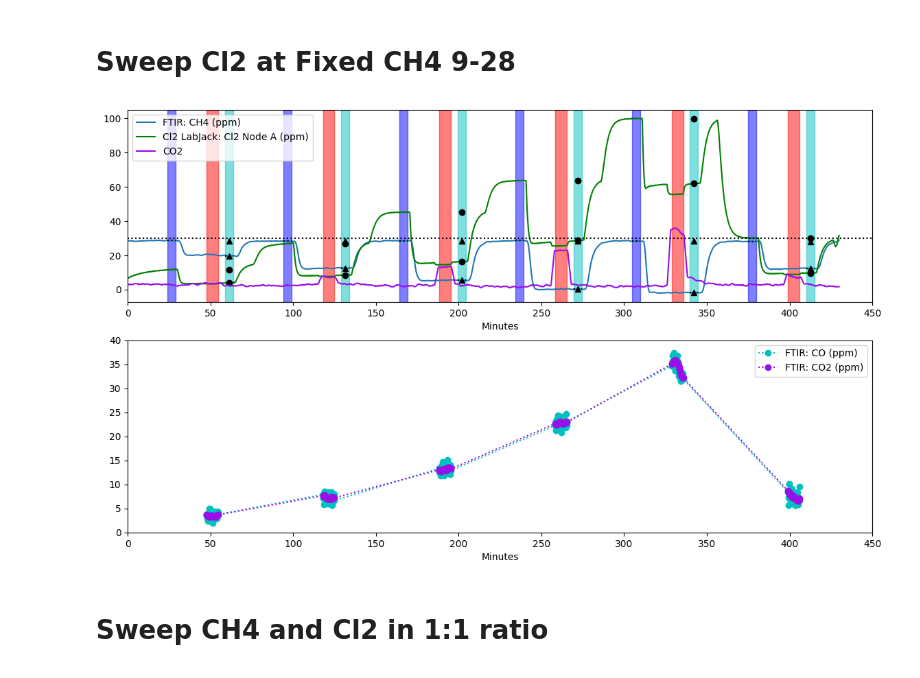
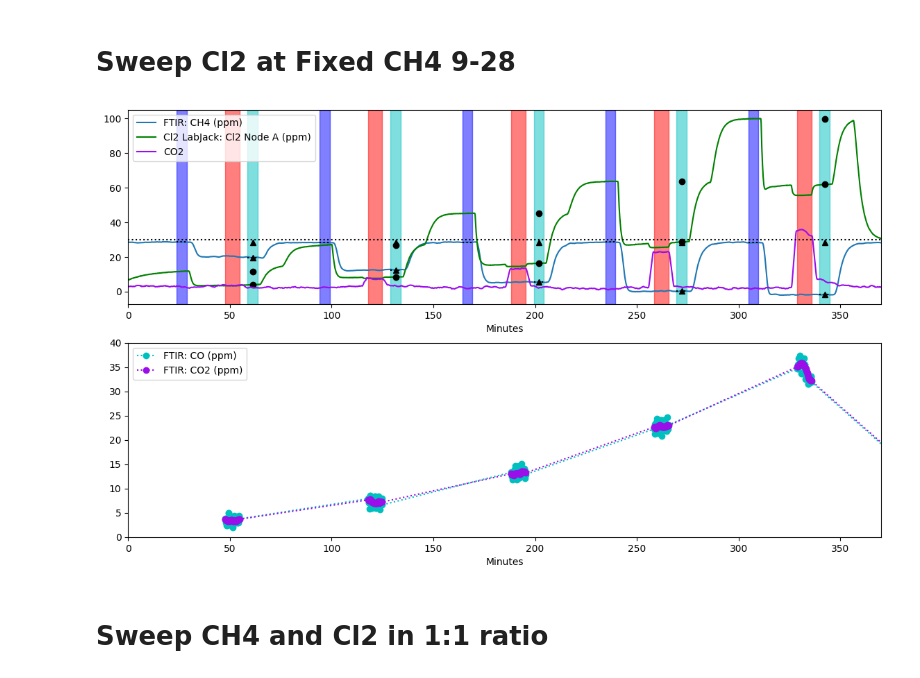
Before and after one commit to richardsrandall/Fall-2024-Cl2, a Jupyter notebook: 09-29 Cl2 Campaign Redo 1/09-29_process_cl2_data.ipynb, the cells around one changed output. Saved outputs shown, nothing was run; the diff lists cells and outputs as text; code cells hidden in the pictures.

```diff
--- a/09-29 Cl2 Campaign Redo 1/09-29_process_cl2_data.ipynb
+++ b/09-29 Cl2 Campaign Redo 1/09-29_process_cl2_data.ipynb
@@ -5,7 +5,7 @@ import sys
 import matplotlib.pyplot as plt
 import pandas as pd
 import numpy as np
-sys.path.append('/Users/work/Desktop/Research/Experimental Data/Fall-2024-Cl2/_shared_packages')
+sys.path.append('../_shared_packages')
 import process_cl2_logfile as process_cl2#This underline us unavoidable
 importlib.reload(process_cl2)
 
@@ -17,6 +17,7 @@ info = (('data/09_27_humidity_sweep_log.csv','09-27-24 Humidity Sweep (10-60%)',
         ('data/10-01-24_toluene.csv','10-01-24 Sweep Toluene','data/10-01_ftir.prn'),
         ('data/10-02_NO_test.csv','10-02-24 Add NO','data/10-02_ftir.prn'),
         ('data/10-03_nh3_sweep.csv','10-03-24 Sweep NH3','data/10-03_ftir.prn'),
+        ('data/09_27_humidity_sweep_log.csv','09-27-24 Humidity REDO FOR MAX','data/09-27_ftir.prn'),
         )
 hush=True
 raw_data = process_cl2.extract_data([i[:2] for i in info],hush)
@@ -114,35 +115,35 @@ data[current_experiment]['Cl2 LabJack: Cl2 Node A (ppm)'] = calibrate_cl2(data[c
 # Process the bypass periods
 rf.set_tags('UV_distance_conv=50')
 rf.isolate_bypass_periods(current_experiment)
 # Process the CH4
 rf.set_setup_values(which_field='FTIR: CH4 (ppm)')
 rf.autofind_removal(current_experiment,start_time=0,end_time=500,correct_drift=True)
 rf.plot_baseline_and_samples(current_experiment,which_field='FTIR: CH4 (ppm)',color='C0',ax=axs[0],marker='^',do_shading=True)
 # Get the Cl2 data
 rf.set_setup_values(which_field='Cl2 LabJack: Cl2 Node A (ppm)')
 rf.autofind_removal(current_experiment,start_time=0,end_time=500,correct_drift=False)
 rf.plot_baseline_and_samples(current_experiment,which_field='Cl2 LabJack: Cl2 Node A (ppm)',color='g',marker='o',ax=axs[0],do_shading=False)
 axs[0].plot(data[current_experiment]['Minutes'],data[current_experiment]['FTIR: CO2 (ppm)'],color='xkcd:violet',label='CO2')
 axs[0].legend()
 
 #print(rf.translate_tags("UV_distance_conv=50; dummy='whatever'")['UV_distance_conv'])
-axs[0].set_xlim(0,450)
+axs[0].set_xlim(0,370)
 
 # Throw in a plot of some of the bypass values
 rf.plot_fields_during_bypass(current_experiment,
                                   ['FTIR: CO (ppm)','FTIR: CO2 (ppm)'],
                                   ['c','xkcd:violet'],
                                   ':','o',
                                   axs[1])
 axs[1].set_ylim(0,40)
 axs[1].xaxis.set_tick_params(labelbottom=True)
 axs[1].set_xlabel("Minutes")
 
 axs[0].plot([0,450],[30,30],':k')#Help compare how much the Cl2 drifted between the initial and ending 30ppm trials -- no more than 10%!
 
 pass
 # %% [output]
-[figure, old version]
+[figure, new version]
 # %% [markdown]
 <h1>Sweep CH4 and Cl2 in 1:1 ratio</h1>
 # %%
```
Also changed, not shown: parts of 3 cells of this notebook, 2 other files.
